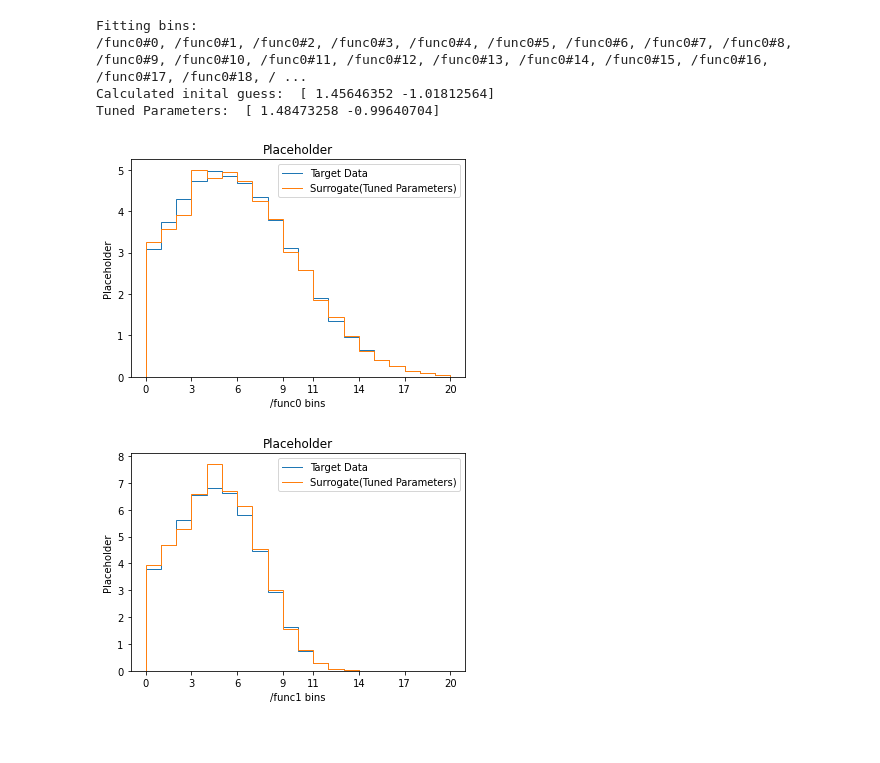
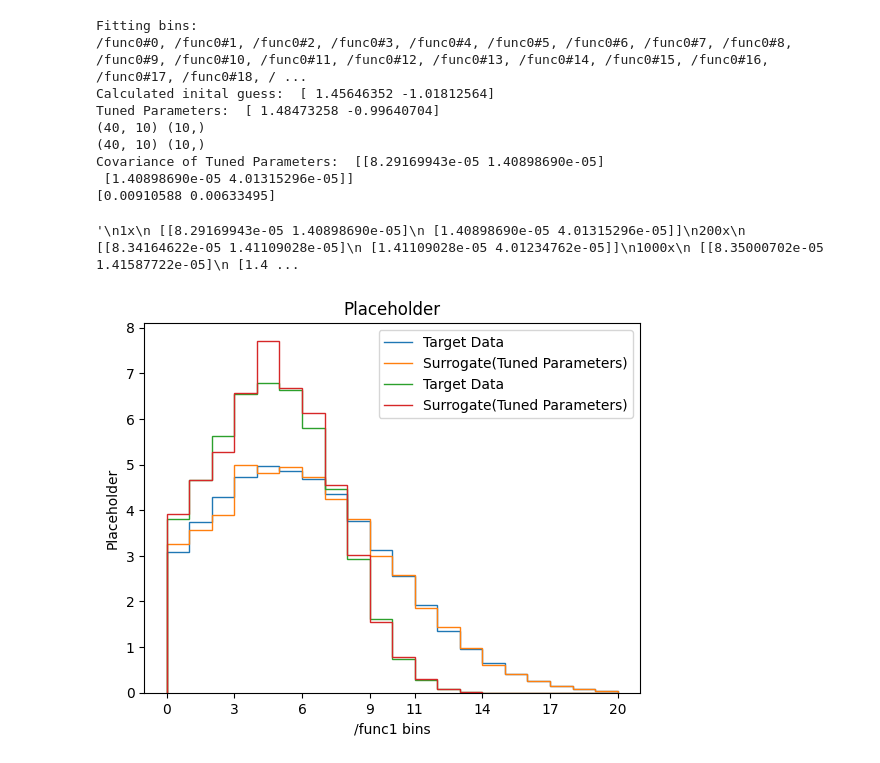
Before and after one commit to Jeffae-Schroff/apprentice-jax, a Jupyter notebook: paramtune_test.ipynb, the cells around one changed output. Cells and saved outputs as stored; diff of their text form; code cells hidden in the pictures; blank space fills up the shorter version.

```diff
--- a/paramtune_test.ipynb
+++ b/paramtune_test.ipynb
@@ -1,20 +1,39 @@
 # %%
 from modules.polyfit import Polyfit
 from modules.paramtune import Paramtune
+import jax.numpy as jnp
 import json
 dummy_fits = Polyfit('dummy_data/fits.npz', input_h5='dummy_data/inputdata.h5', order=3, covariance = True)
 dummy_tune = Paramtune('dummy_data/fits.npz', 'dummy_data/target_data.json', 'sample_range', covariance =  True)
+print(jnp.sqrt(jnp.diagonal(dummy_tune.cov)))
 # %% [output]
 Fitting bins:
 /func0#0, /func0#1, /func0#2, /func0#3, /func0#4, /func0#5, /func0#6, /func0#7, /func0#8, /func0#9, /func0#10, /func0#11, /func0#12, /func0#13, /func0#14, /func0#15, /func0#16, /func0#17, /func0#18, / ...
 Calculated inital guess:  [ 1.45646352 -1.01812564]
 Tuned Parameters:  [ 1.48473258 -0.99640704]
+(40, 10) (10,)
+(40, 10) (10,)
+Covariance of Tuned Parameters:  [[8.29169943e-05 1.40898690e-05]
+ [1.40898690e-05 4.01315296e-05]]
+[0.00910588 0.00633495]
-# %%
-dummy_tune.graph_tune('/func0')
-dummy_tune.graph_tune('/func1')
-# %% [output]
-[figure, removed]
-[figure, removed]
+# %%
+dummy_tune.graph_tune('/func0')
+dummy_tune.graph_tune('/func1')
+"""
+1x
+ [[8.29169943e-05 1.40898690e-05]
+ [1.40898690e-05 4.01315296e-05]]
+200x
+ [[8.34164622e-05 1.41109028e-05]
+ [1.41109028e-05 4.01234762e-05]]
+1000x
+ [[8.35000702e-05 1.41587722e-05]
+ [1.41587722e-05 4.02531556e-05]]
+
+"""
+# %% [output]
+'\n1x\n [[8.29169943e-05 1.40898690e-05]\n [1.40898690e-05 4.01315296e-05]]\n200x\n [[8.34164622e-05 1.41109028e-05]\n [1.41109028e-05 4.01234762e-05]]\n1000x\n [[8.35000702e-05 1.41587722e-05]\n [1.4 ...
+[figure, added]
 # %%
 dummy_tune.graph_objective()
 # %% [output]
```
Also changed, not shown: parts of 1 cell of this notebook, 8 other files.
